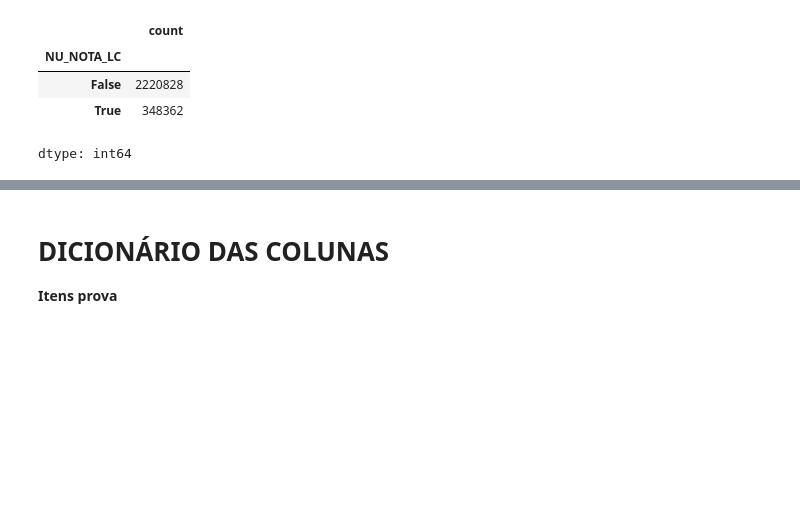
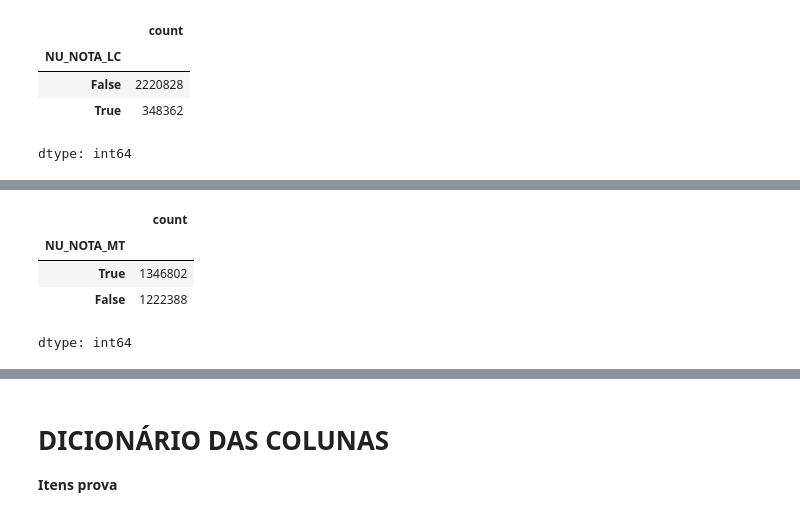
Before and after one commit to MiguelMussalam/predicao_ia_notas_enem, a Jupyter notebook: Tratamento_dos_dados_brutos_do_ENEM_2023.ipynb, the cells around one changed output, grey strips where cells are left out. Saved outputs shown, nothing was run; the diff lists cells and outputs as text; code cells hidden in the pictures; blank space fills up the shorter version.

```diff
--- a/Tratamento_dos_dados_brutos_do_ENEM_2023.ipynb
+++ b/Tratamento_dos_dados_brutos_do_ENEM_2023.ipynb
@@ -80,7 +68,8 @@ microdados_tratados_enem_2023 = microdados_tratados_enem_2023[
     (microdados_tratados_enem_2023['TP_STATUS_REDACAO'] == 1)
 ]
 
-microdados_tratados_enem_2023 = microdados_tratados_enem_2023.drop({'TP_PRESENCA_MT', 'TP_PRESENCA_LC', 'TP_PRESENCA_CH', 'TP_PRESENCA_CN' ,'TP_STATUS_REDACAO'}, axis= 1)
+microdados_tratados_enem_2023 = microdados_tratados_enem_2023.drop({'TP_PRESENCA_MT', 'TP_PRESENCA_LC', 'TP_PRESENCA_CH', 'TP_PRESENCA_CN' ,
+                                                                    'TP_STATUS_REDACAO'}, axis= 1)
 
 # - Tratamento de valores de colunas
 microdados_tratados_enem_2023['TP_SEXO'] = microdados_tratados_enem_2023['TP_SEXO'].map({'M': 0, 'F': 1})
@@ -95,6 +84,8 @@ for i in range(1,10):
 for i in range(10,26):
   microdados_tratados_enem_2023[f'Q0{i}'] = microdados_tratados_enem_2023[f'Q0{i}'].map(lambda x: ord(x) - ord('A'))
 
+
+# - RELATÓRIO NÃO FINALIZA NO COLAB
 # Gera o relatório
 #profile = ProfileReport(microdados_tratados_enem_2023, title='Relatório ENEM 2023 Tratado', explorative=True)
 
@@ -294,0 +155,10 @@ dtype: int64
+# %%
+# - Classe 2
+cont_valor_2 = (microdados_tratados_enem_2023.NU_NOTA_MT >= 401) & (microdados_tratados_enem_2023.NU_NOTA_MT < 601)
+cont_valor_2.value_counts()
+# %% [output]
+|  | count |
+| NU_NOTA_MT |  |
+| True | 1346802 |
+| False | 1222388 |
+dtype: int64
```
Also changed, not shown: parts of 33 cells of this notebook.
